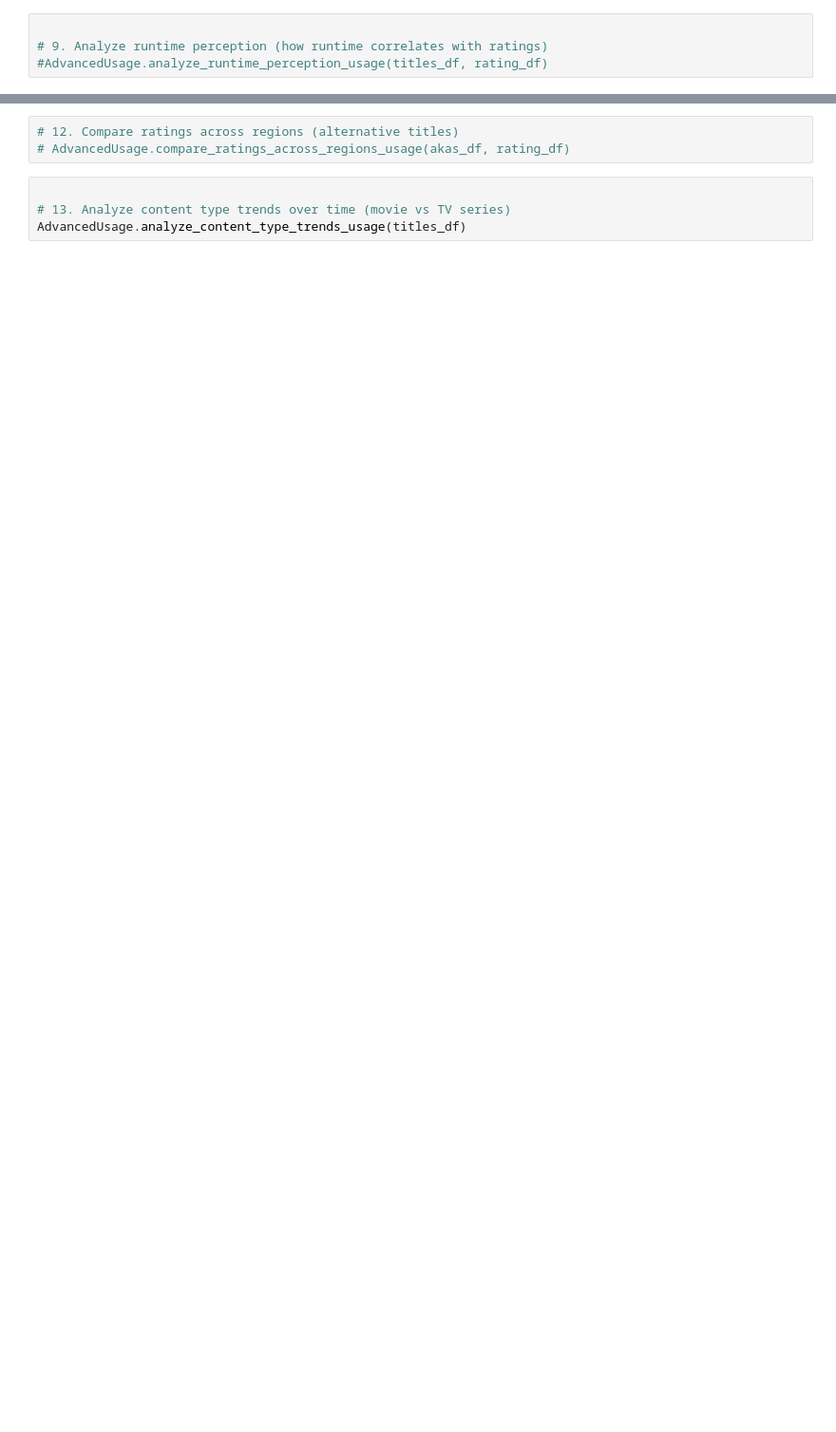
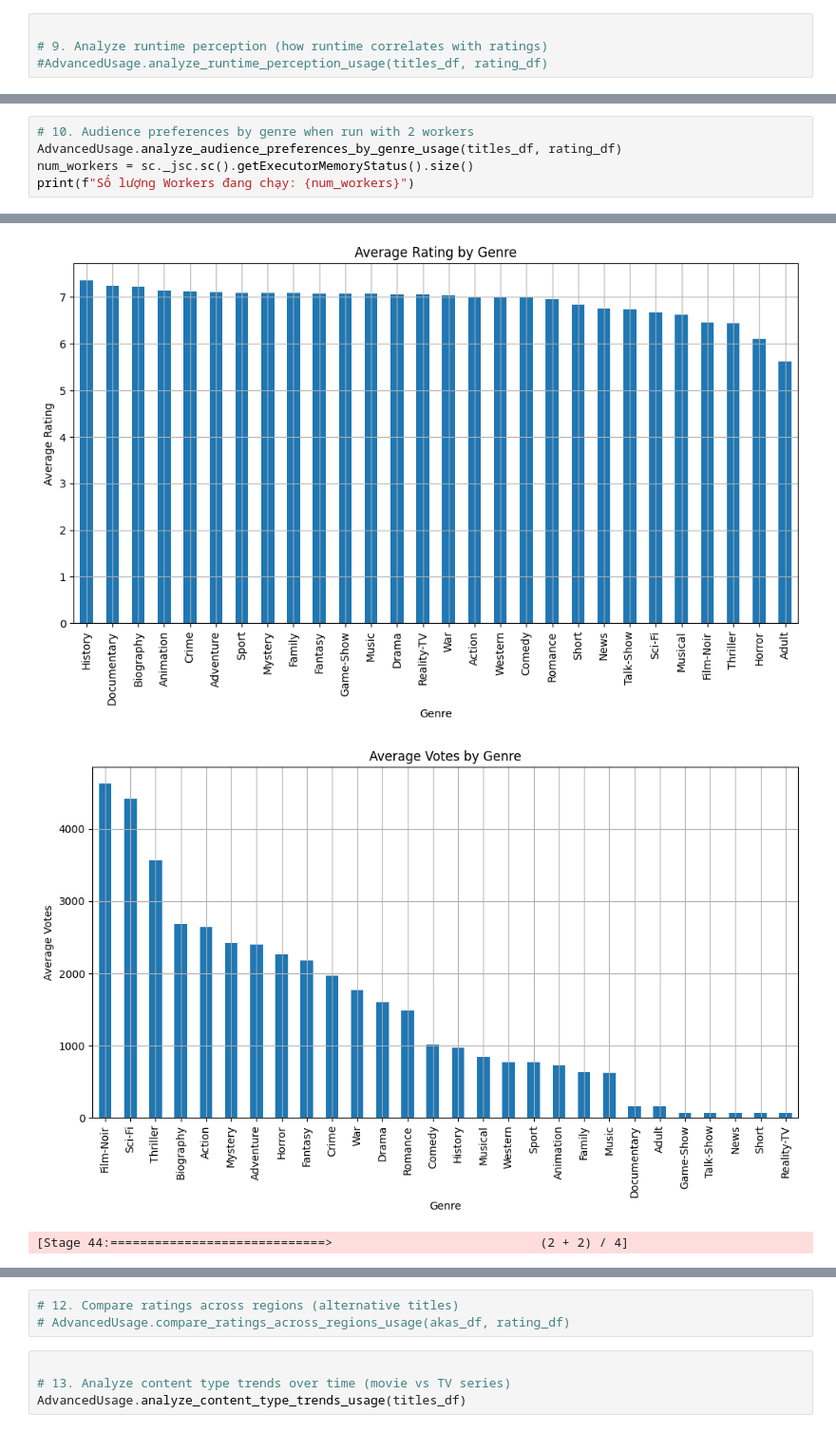
Before and after one commit to duongnguyen291/IMDB_Analytics, a Jupyter notebook: imdb_analytics/notebooks/exploration.ipynb, the cells around one changed output, grey strips where cells are left out. Shown: that part at 95% size. Drawn from its saved outputs; the diff is of its cells as text; blank space fills up the shorter version.

```diff
--- a/imdb_analytics/notebooks/exploration.ipynb
+++ b/imdb_analytics/notebooks/exploration.ipynb
@@ -2085,0 +2229,6 @@ only showing top 20 rows
+# %%
+# 10. Audience preferences by genre when run with 2 workers
+AdvancedUsage.analyze_audience_preferences_by_genre_usage(titles_df, rating_df)
+num_workers = sc._jsc.sc().getExecutorMemoryStatus().size()
+print(f"Số lượng Workers đang chạy: {num_workers}")
+# %% [output]
@@ -2085,0 +2236,3 @@ only showing top 20 rows
+[figure, added]
+[figure, added]
+[Stage 44:=============================>                            (2 + 2) / 4]
```
Also changed, not shown: parts of 13 cells of this notebook, 3 other files.
